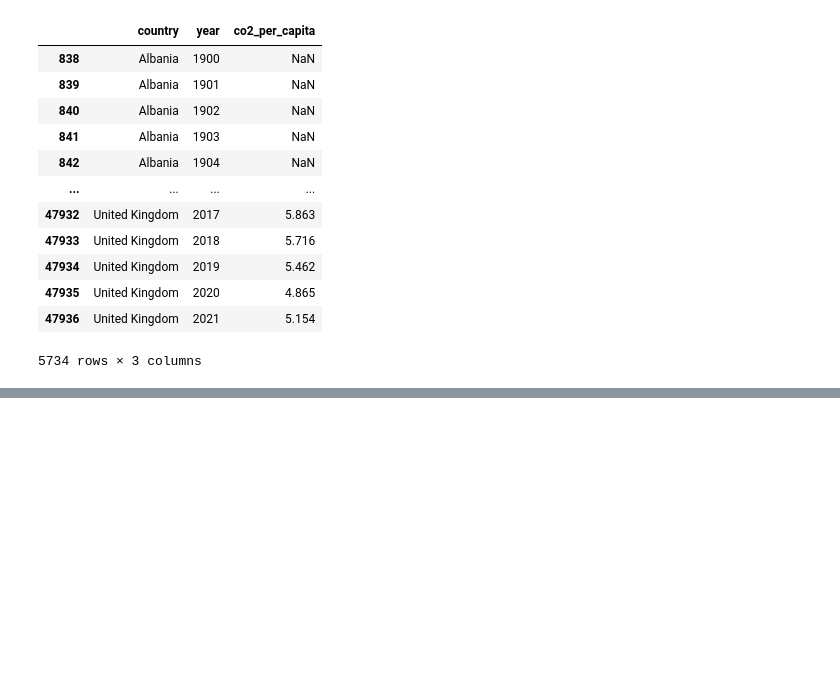
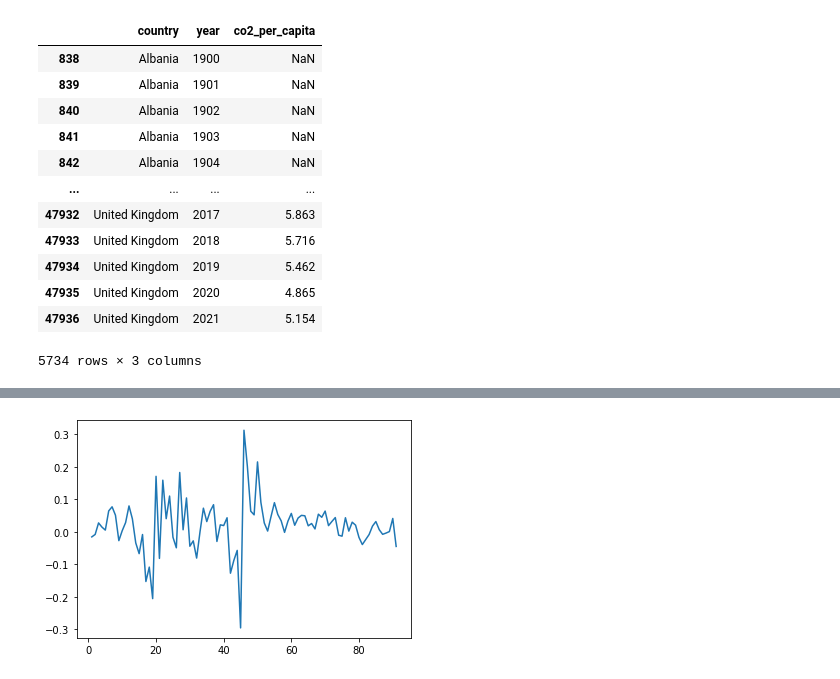
Before and after one commit to L-dos-Santos/final-project, a Jupyter notebook: test.ipynb, the cells around one changed output, grey strips where cells are left out. Saved outputs shown, nothing was run; the diff lists cells and outputs as text; code cells hidden in the pictures; blank space fills up the shorter version.

```diff
--- a/test.ipynb
+++ b/test.ipynb
@@ -183,0 +330,5 @@ mean_
+# %%
+df_train_diff = df_train.diff().dropna()
+df_train_diff.plot();
+# %% [output]
+[figure, added]
```
Also changed, not shown: parts of 27 cells of this notebook.
